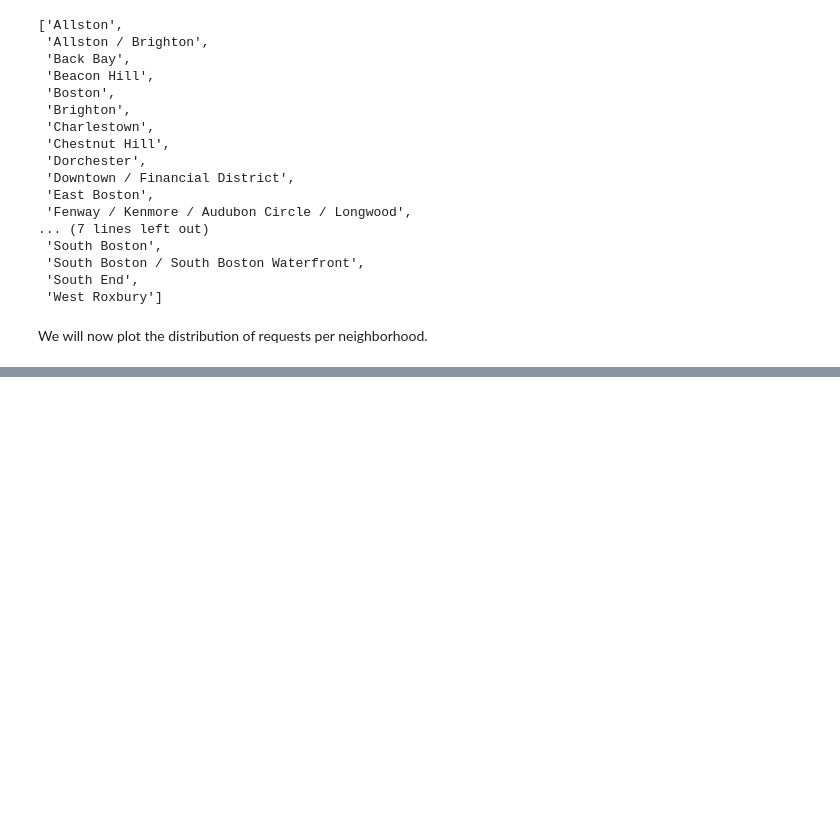
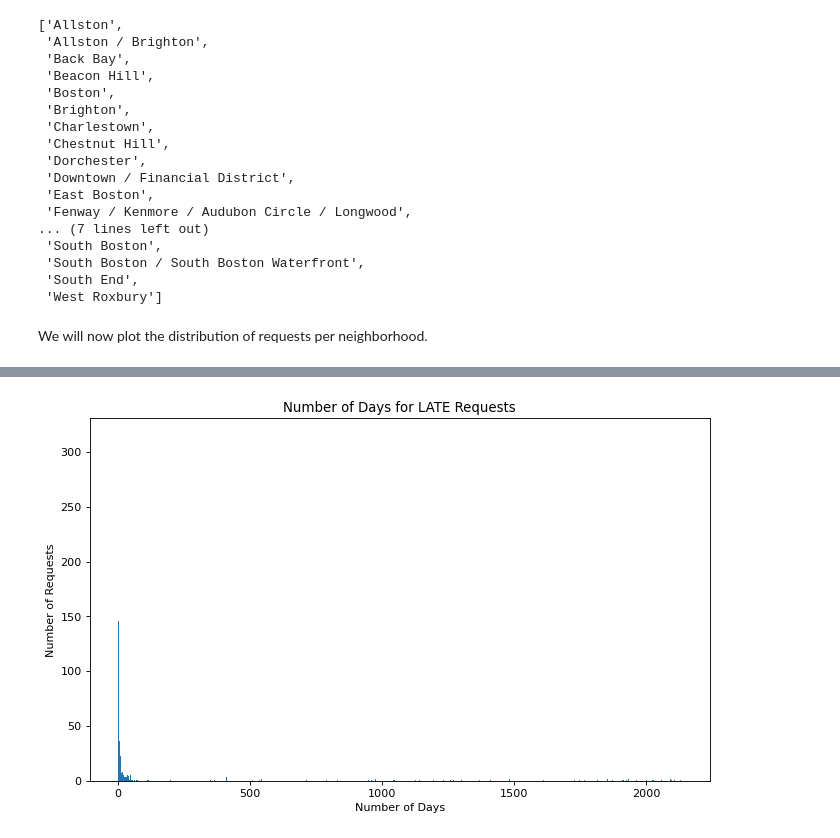
Before and after one commit to BU-Spark/ds-boston-311-animal-reports, a Jupyter notebook: sp24-team-d/Mid-Semester.ipynb, the cells around one changed output, grey strips where cells are left out. Saved outputs shown, nothing was run; the diff lists cells and outputs as text; code cells hidden in the pictures; blank space fills up the shorter version.

```diff
--- a/sp24-team-d/Mid-Semester.ipynb
+++ b/sp24-team-d/Mid-Semester.ipynb
@@ -186,0 +234,7 @@ West Roxbury:   Dogs
+# %%
+# for the request that are LATE and outside of the 90 percentile, print the number of days
+resolution_hours_late = df_neighborhood['resolution_hours_late']
+threshold = resolution_hours_late.quantile(0.83)
+# print(f'90th percentile: {threshold}')
+print(f'Number of LATE requests outside of the 90th percentile: {len(resolution_hours_late[resolution_hours_late > threshold])}')
+print(f'Number of days for LATE requests outside of the 90th percentile: {resolution_hours_late[resolution_hours_late > threshold].apply(lambda x: x // 24).value_counts()}')
@@ -186,0 +259,10 @@ West Roxbury:   Dogs
+# %%
+# for all the requests that are late, plot the number of days, with no threshold
+plt.figure(figsize=(10, 6), dpi=80)
+plt.hist(resolution_hours_late.apply(lambda x: x // 24), bins=range(int(resolution_hours_late.max() // 24) + 1))
+plt.xlabel('Number of Days')
+plt.ylabel('Number of Requests')
+plt.title('Number of Days for LATE Requests')
+plt.show()
+# %% [output]
+[figure, added]
```
Also changed, not shown: parts of 17 cells of this notebook, 6 other files.
